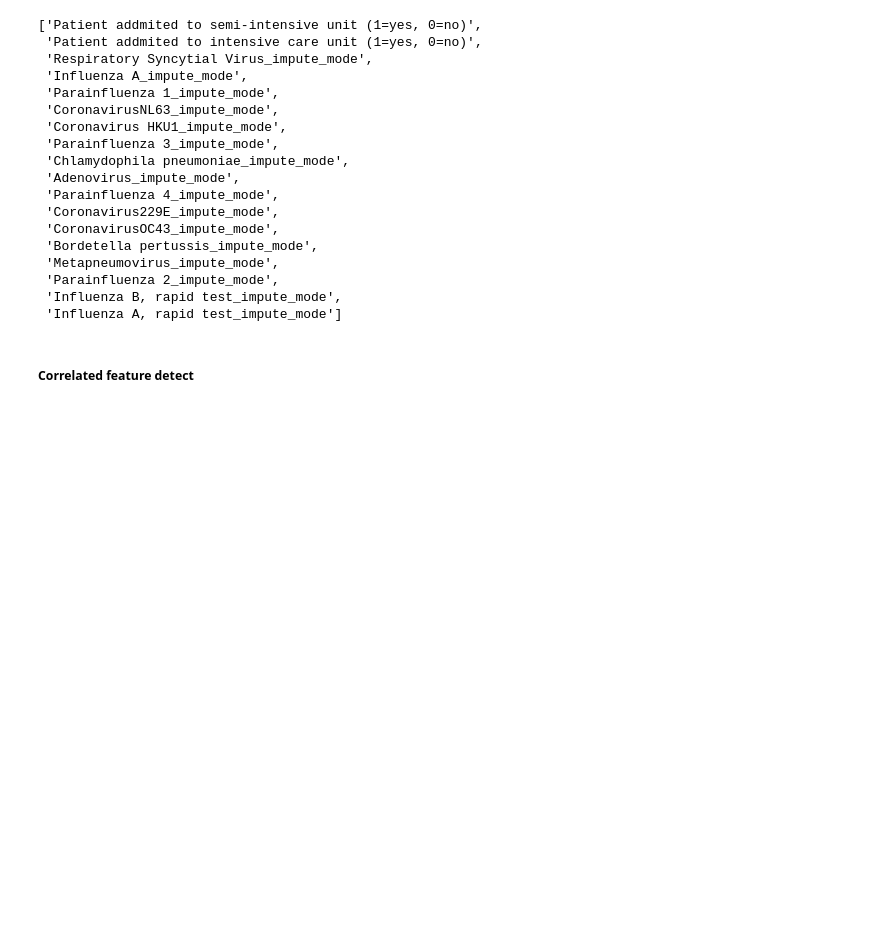
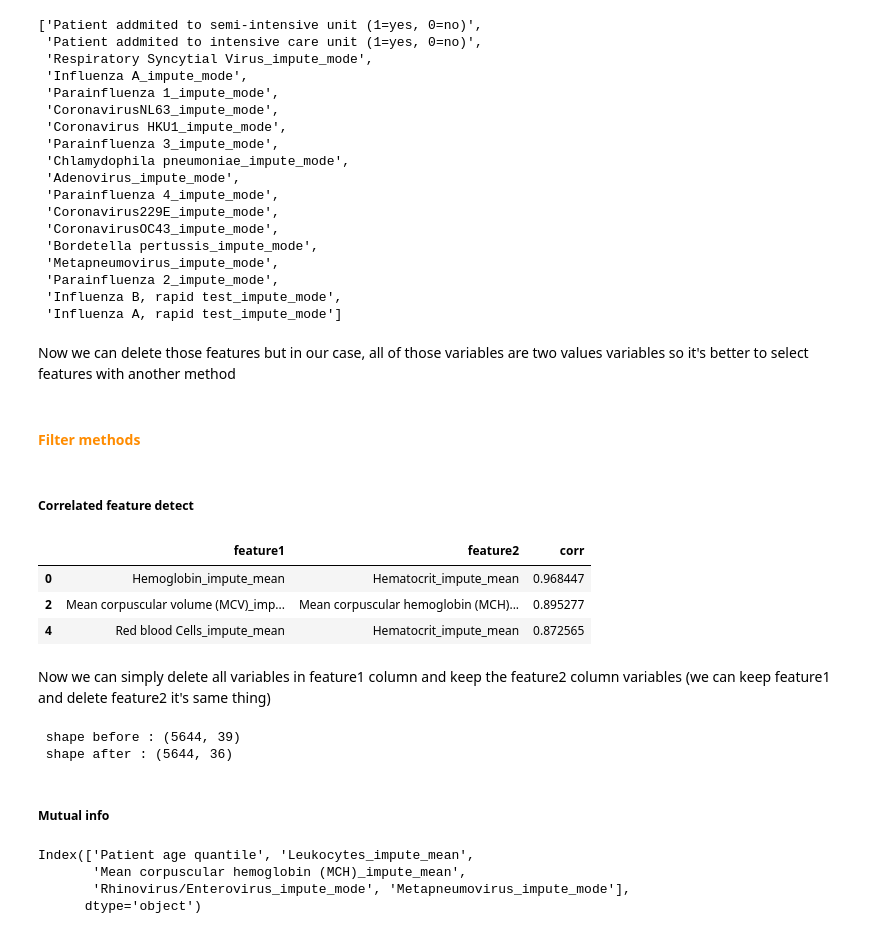
Before and after one commit to achrafexboy/Into-the-wild-of-Data-Science, a Jupyter notebook: OOP/NoteBook_testing.ipynb, the cells around one changed output. Drawn from its saved outputs; the diff is of its cells as text; code cells hidden in the pictures; blank space fills up the shorter version.

Commit message:
feature selection end 25/06

```diff
--- a/OOP/NoteBook_testing.ipynb
+++ b/OOP/NoteBook_testing.ipynb
@@ -542,12 +552,47 @@ quasi_constant_feature
  'Parainfluenza 2_impute_mode',
  'Influenza B, rapid test_impute_mode',
  'Influenza A, rapid test_impute_mode']
+# %% [markdown]
+Now we can delete those features but in our case, all of those variables are two values variables so it's better to select features with another method
+# %% [markdown]
+<h4 style = "color : darkorange; padding : 0; margin : 0;">Filter methods</h4>
 # %% [markdown]
 ##### Correlated feature detect
 # %%
 # now we will try constant feature detect
 # for this methode we don't need to encode our variable & we don't need to separte our target value
-# this method will give a list of the variables supposed constant based on our threshold value
+# this method will give a list of tpairs of correlated variables
 
-feature_rank_cfd = fs.constant_feature_detect(df_c, threshold=0.99) # threshold value between 0 and 1
-feature_rank_cfd
+correlated_groups, size = fs.corr_feature_detect(df_c, threshold=0.85) # threshold value between 0 and 1
+correlated_groups
+# %% [output]
+|  | feature1 | feature2 | corr |
+| 0 | Hemoglobin_impute_mean | Hematocrit_impute_mean | 0.968447 |
+| 2 | Mean corpuscular volume (MCV)_imp... | Mean corpuscular hemoglobin (MCH)... | 0.895277 |
+| 4 | Red blood Cells_impute_mean | Hematocrit_impute_mean | 0.872565 |
+# %% [markdown]
+Now we can simply delete all variables in feature1 column and keep the feature2 column variables (we can keep feature1 and delete feature2 it's same thing)
+# %%
+df_ncorr = df_c.copy(deep=True)
+print(f" shape before : {df_ncorr.shape}")
+
+df_ncorr = df_ncorr.drop(columns = correlated_groups.feature1.values)
+print(f" shape after : {df_ncorr.shape}")
+# %% [output]
+ shape before : (5644, 39)
+ shape after : (5644, 36)
+# %% [markdown]
+##### Mutual info
+# %%
+# now we will try constant feature detect
+# for this methode we need to encode our variable & we need to separte our target value from other features
+# this method will give a list of features and the number of features is based on select_k vale
+# if select_k value it's between 0 and 1 we will suppose that it's the % of variables that we should return
+
+col = fs.mutual_info(X_tr, y_tr, select_k=5) # select_k must be a positive number
+col
+# %% [output]
+Index(['Patient age quantile', 'Leukocytes_impute_mean',
+       'Mean corpuscular hemoglobin (MCH)_impute_mean',
+       'Rhinovirus/Enterovirus_impute_mode', 'Metapneumovirus_impute_mode'],
+      dtype='object')
```
Also changed, not shown: parts of 21 cells of this notebook, 1 other file.
